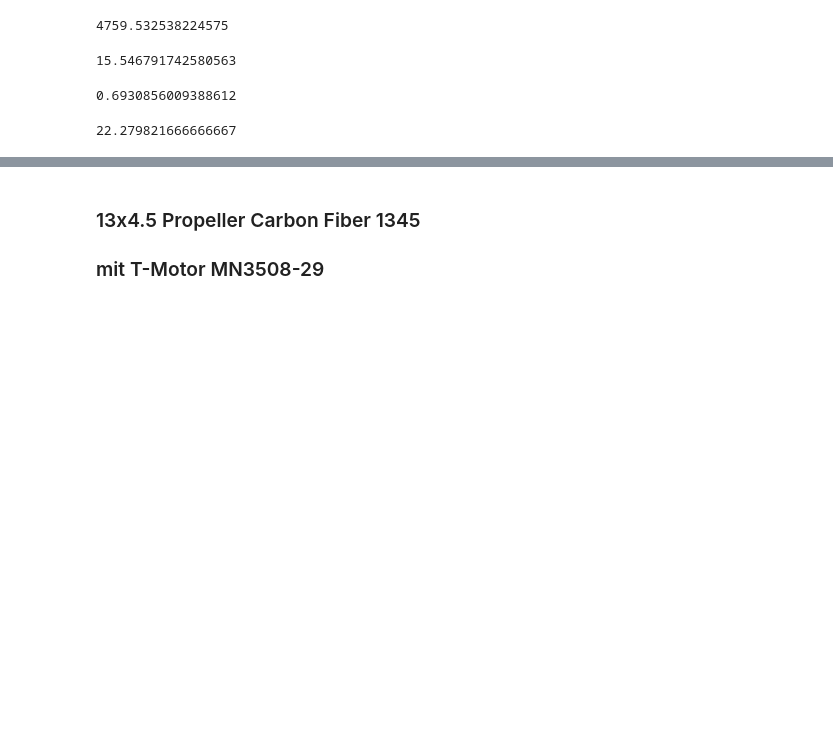
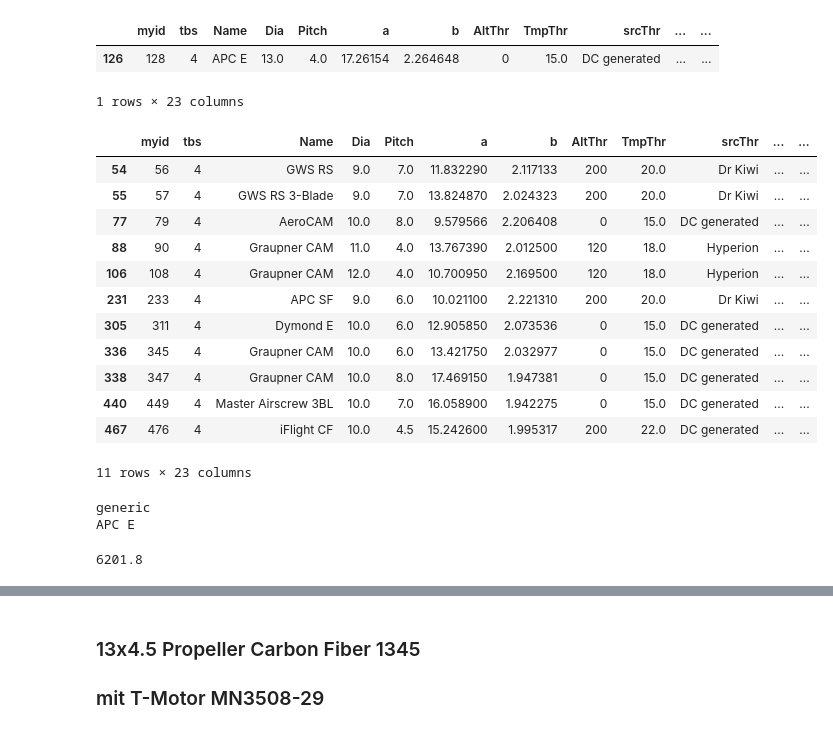
Before and after one commit to lehnertu/pyDriveCalc, a Jupyter notebook: Propeller.ipynb, the cells around one changed output, grey strips where cells are left out. Drawn from its saved outputs; the diff is of its cells as text; code cells hidden in the pictures; blank space fills up the shorter version.

```diff
--- a/Propeller.ipynb
+++ b/Propeller.ipynb
@@ -89,16 +56,31 @@ Prop.ShaftPower(5500, 0)
+# %%
+my_prop
+# %% [output]
+|  | myid | tbs | Name | Dia | Pitch | a | b | AltThr | TmpThr | srcThr | ... | ... |
+| 126 | 128 | 4 | APC E | 13.0 | 4.0 | 17.26154 | 2.264648 | 0 | 15.0 | DC generated | ... | ... |
+1 rows × 23 columns
+# %%
+prop_table[(prop_table['n10N'] > 8000.0) & (prop_table['n10N'] < 8500.0)]
+# %% [output]
+|  | myid | tbs | Name | Dia | Pitch | a | b | AltThr | TmpThr | srcThr | ... | ... |
+| 54 | 56 | 4 | GWS RS | 9.0 | 7.0 | 11.832290 | 2.117133 | 200 | 20.0 | Dr Kiwi | ... | ... |
+| 55 | 57 | 4 | GWS RS 3-Blade | 9.0 | 7.0 | 13.824870 | 2.024323 | 200 | 20.0 | Dr Kiwi | ... | ... |
+| 77 | 79 | 4 | AeroCAM | 10.0 | 8.0 | 9.579566 | 2.206408 | 0 | 15.0 | DC generated | ... | ... |
+| 88 | 90 | 4 | Graupner CAM | 11.0 | 4.0 | 13.767390 | 2.012500 | 120 | 18.0 | Hyperion | ... | ... |
+| 106 | 108 | 4 | Graupner CAM | 12.0 | 4.0 | 10.700950 | 2.169500 | 120 | 18.0 | Hyperion | ... | ... |
+| 231 | 233 | 4 | APC SF | 9.0 | 6.0 | 10.021100 | 2.221310 | 200 | 20.0 | Dr Kiwi | ... | ... |
+| 305 | 311 | 4 | Dymond E | 10.0 | 6.0 | 12.905850 | 2.073536 | 0 | 15.0 | DC generated | ... | ... |
+| 336 | 345 | 4 | Graupner CAM | 10.0 | 6.0 | 13.421750 | 2.032977 | 0 | 15.0 | DC generated | ... | ... |
+| 338 | 347 | 4 | Graupner CAM | 10.0 | 8.0 | 17.469150 | 1.947381 | 0 | 15.0 | DC generated | ... | ... |
+| 440 | 449 | 4 | Master Airscrew 3BL | 10.0 | 7.0 | 16.058900 | 1.942275 | 0 | 15.0 | DC generated | ... | ... |
+| 467 | 476 | 4 | iFlight CF | 10.0 | 4.5 | 15.242600 | 1.995317 | 200 | 22.0 | DC generated | ... | ... |
+11 rows × 23 columns
+# %%
+prop = PropellerStatic.fromTable(prop_table, 128)
+# %% [output]
+generic
+APC E
 # %%
-Prop.n100W()
+prop.n100W
 # %% [output]
-4759.532538224575
+6201.8
-# %%
-Prop.Thrust(5500, 0)
-# %% [output]
-15.546791742580563
-# %%
-Prop.Eta(5500, 15.0)
-# %% [output]
-0.6930856009388612
-# %%
-Prop.Vmax(5500)
-# %% [output]
-22.279821666666667
```
Also changed, not shown: parts of 32 cells of this notebook, 4 other files.
